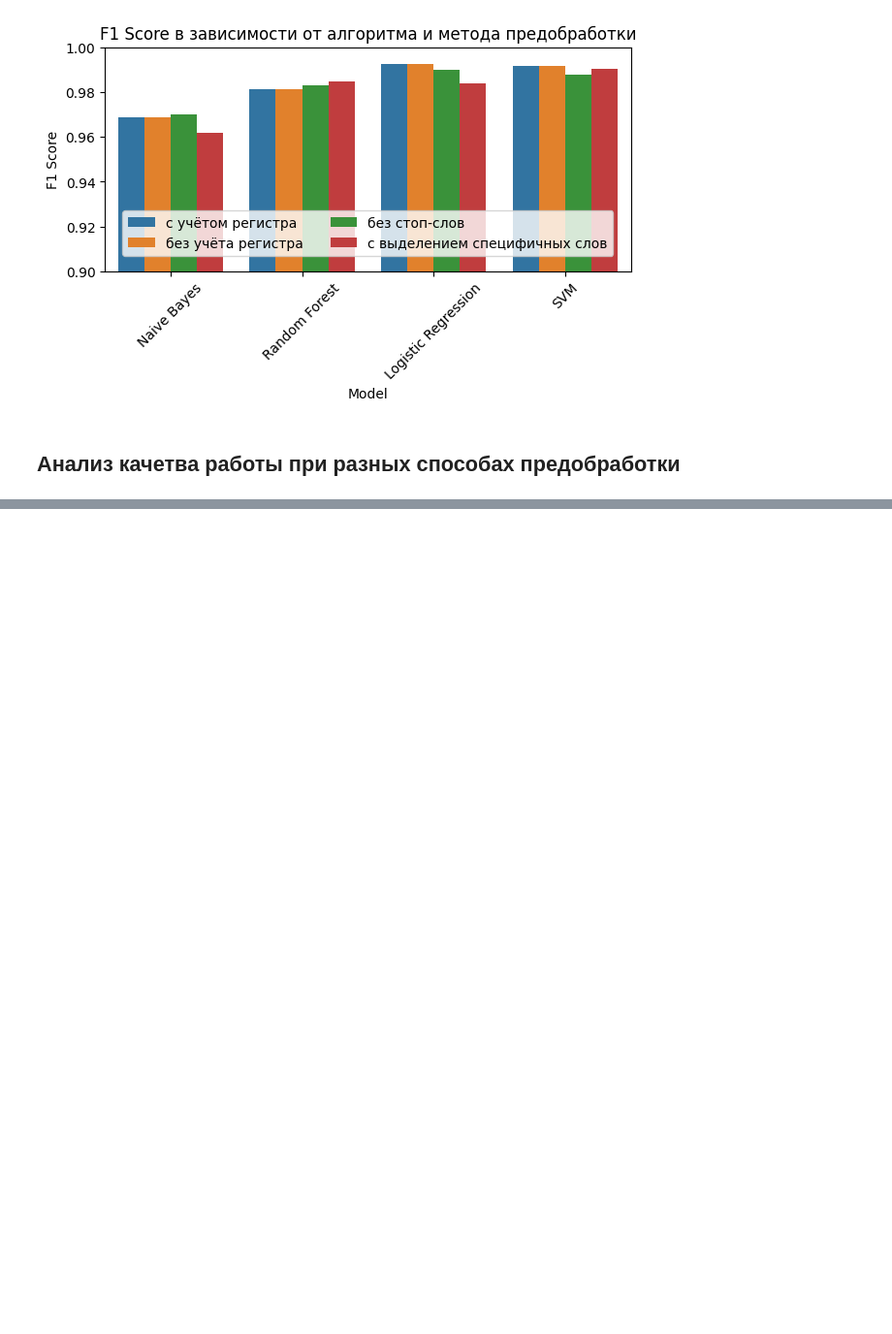
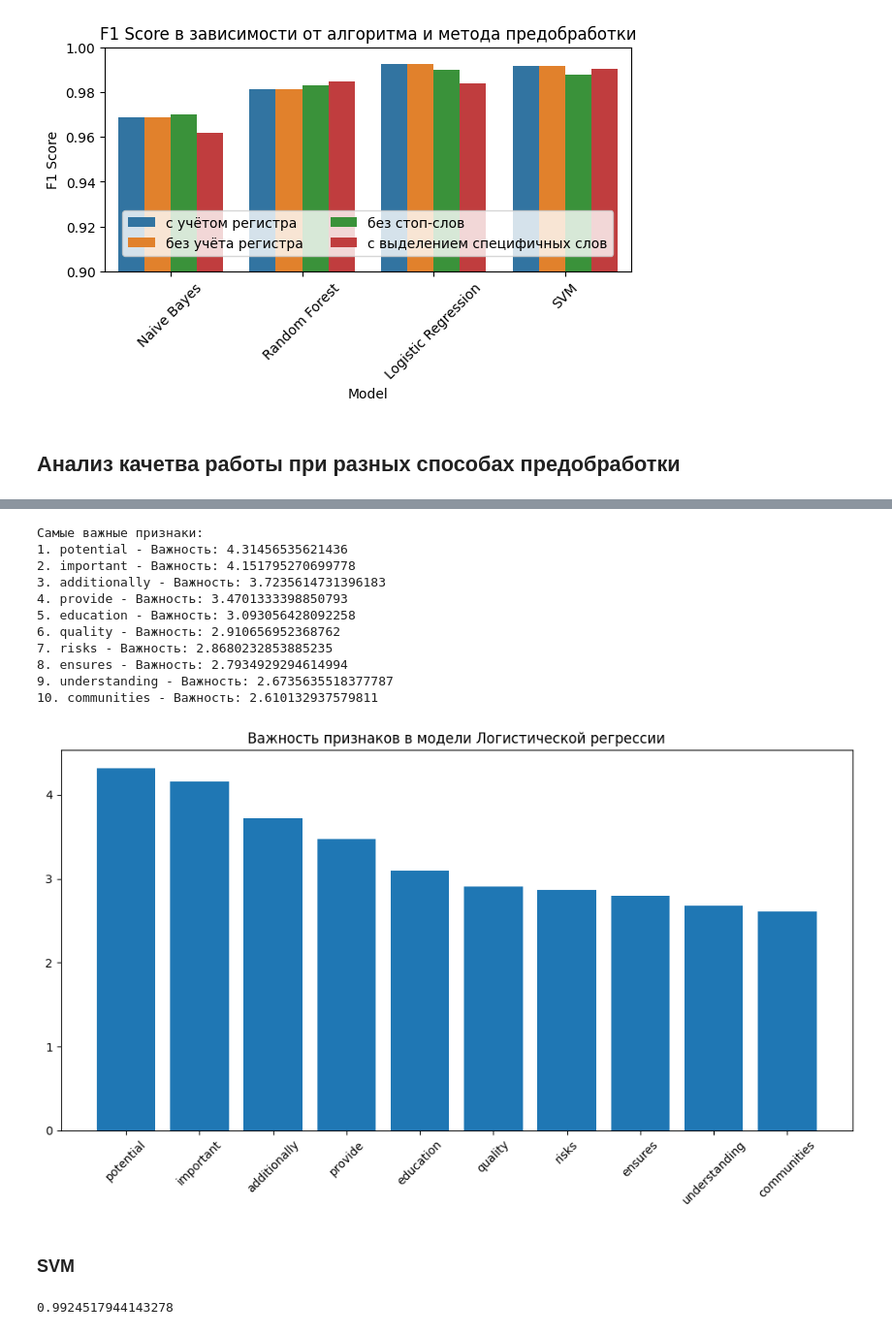
Before and after one commit to dushesk/analysis_n_ML, a Jupyter notebook: classification/classification.ipynb, the cells around one changed output, grey strips where cells are left out. Shown at 97% size. Cells and saved outputs as stored; diff of their text form; code cells hidden in the pictures; blank space fills up the shorter version.

```diff
--- a/classification/classification.ipynb
+++ b/classification/classification.ipynb
@@ -423,0 +394,45 @@ plt.show()
+# %%
+# Получение коэффициентов
+coefficients = lr.coef_[0]
+
+# Получение названий признаков
+feature_names = vectorizer_tfidf.get_feature_names_out()
+
+# Сортировка по важности
+indices = np.argsort(coefficients)[::-1]
+
+# Вывод наиболее важных признаков
+print("Самые важные признаки:")
+for i in range(10):
+    print(f"{i+1}. {feature_names[indices[i]]} - Важность: {coefficients[indices[i]]}")
+
+# Визуализация важности признаков
+plt.figure(figsize=(10, 6))
+plt.title("Важность признаков в модели Логистической регрессии")
+plt.bar(range(10), coefficients[indices[:10]], align="center")
+plt.xticks(range(10), [feature_names[i] for i in indices[:10]], rotation=45)
+plt.tight_layout()
+plt.show()
+# %% [output]
+Самые важные признаки:
+1. potential - Важность: 4.31456535621436
+2. important - Важность: 4.151795270699778
+3. additionally - Важность: 3.7235614731396183
+4. provide - Важность: 3.4701333398850793
+5. education - Важность: 3.093056428092258
+6. quality - Важность: 2.910656952368762
+7. risks - Важность: 2.8680232853885235
+8. ensures - Важность: 2.7934929294614994
+9. understanding - Важность: 2.6735635518377787
+10. communities - Важность: 2.610132937579811
+[figure, added]
+# %% [markdown]
+### SVM
+# %%
+# Обучение модели с линейным ядром
+svm = SVC(kernel='linear')
+svm.fit(X_train, y_train)
+y_pred = svm.predict(X_test)
+accuracy_score(y_test, y_pred)
+# %% [output]
+0.9924517944143278
```
Also changed, not shown: parts of 12 cells of this notebook, 1 other file.
